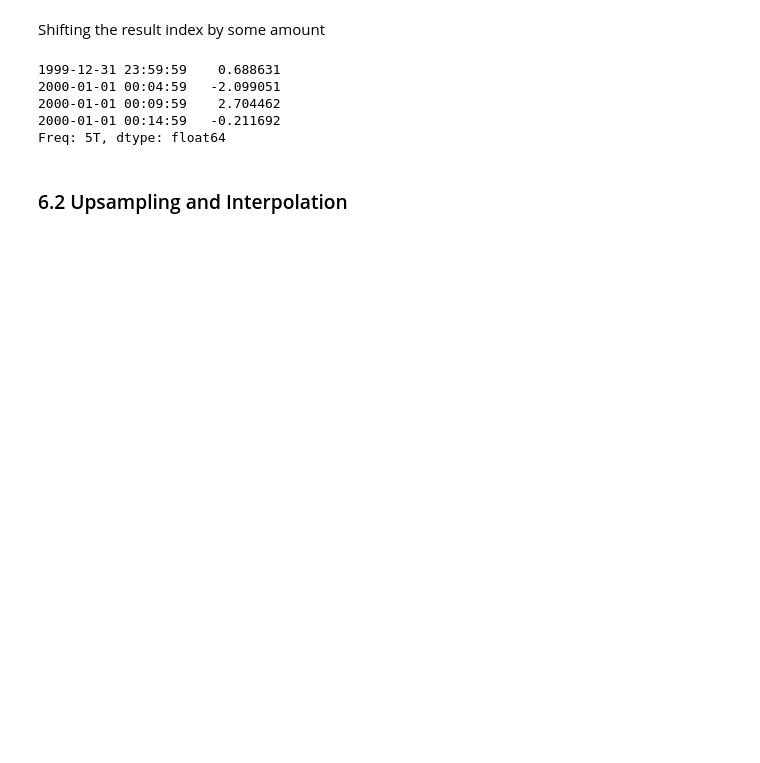
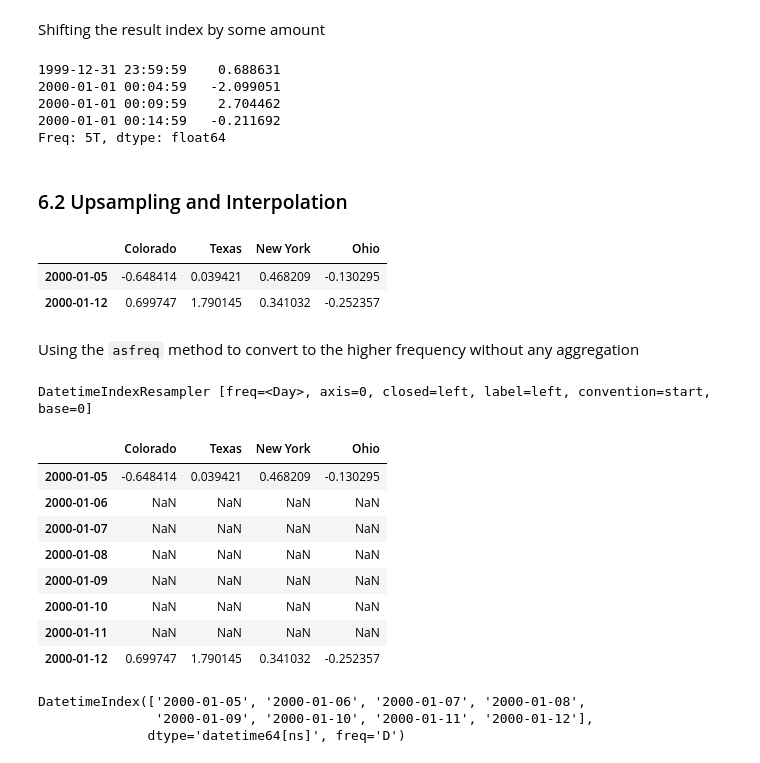
Before and after one commit to Gakun/python_for_data_analysis, a Jupyter notebook: CH11 - Time Series.ipynb, the cells around one changed output. Drawn from its saved outputs; the diff is of its cells as text; code cells hidden in the pictures; blank space fills up the shorter version.

```diff
--- a/CH11 - Time Series.ipynb
+++ b/CH11 - Time Series.ipynb
@@ -1204,3 +1206,41 @@ ts.resample('5min', closed='right', label='right', loffset='-1s').sum()
 Freq: 5T, dtype: float64
 # %% [markdown]
 ### 6.2 Upsampling and Interpolation
+# %%
+frame = pd.DataFrame(np.random.randn(2, 4),
+                     index=pd.date_range('1/1/2000', periods=2,
+                                         freq='W-WED'),
+                     columns=['Colorado', 'Texas',
+                              'New York', 'Ohio'])
+# %%
+frame
+# %% [output]
+|  | Colorado | Texas | New York | Ohio |
+| 2000-01-05 | -0.648414 | 0.039421 | 0.468209 | -0.130295 |
+| 2000-01-12 | 0.699747 | 1.790145 | 0.341032 | -0.252357 |
+# %% [markdown]
+Using the `asfreq` method to convert to the higher frequency without any aggregation
+# %%
+frame.resample('D')
+# %% [output]
+DatetimeIndexResampler [freq=<Day>, axis=0, closed=left, label=left, convention=start, base=0]
+# %%
+df_daily = frame.resample('D').asfreq()
+# %%
+df_daily
+# %% [output]
+|  | Colorado | Texas | New York | Ohio |
+| 2000-01-05 | -0.648414 | 0.039421 | 0.468209 | -0.130295 |
+| 2000-01-06 | NaN | NaN | NaN | NaN |
+| 2000-01-07 | NaN | NaN | NaN | NaN |
+| 2000-01-08 | NaN | NaN | NaN | NaN |
+| 2000-01-09 | NaN | NaN | NaN | NaN |
+| 2000-01-10 | NaN | NaN | NaN | NaN |
+| 2000-01-11 | NaN | NaN | NaN | NaN |
+| 2000-01-12 | 0.699747 | 1.790145 | 0.341032 | -0.252357 |
+# %%
+df_daily.index
+# %% [output]
+DatetimeIndex(['2000-01-05', '2000-01-06', '2000-01-07', '2000-01-08',
+               '2000-01-09', '2000-01-10', '2000-01-11', '2000-01-12'],
+              dtype='datetime64[ns]', freq='D')
```
Also changed, not shown: parts of 64 cells of this notebook, 2 other files.
